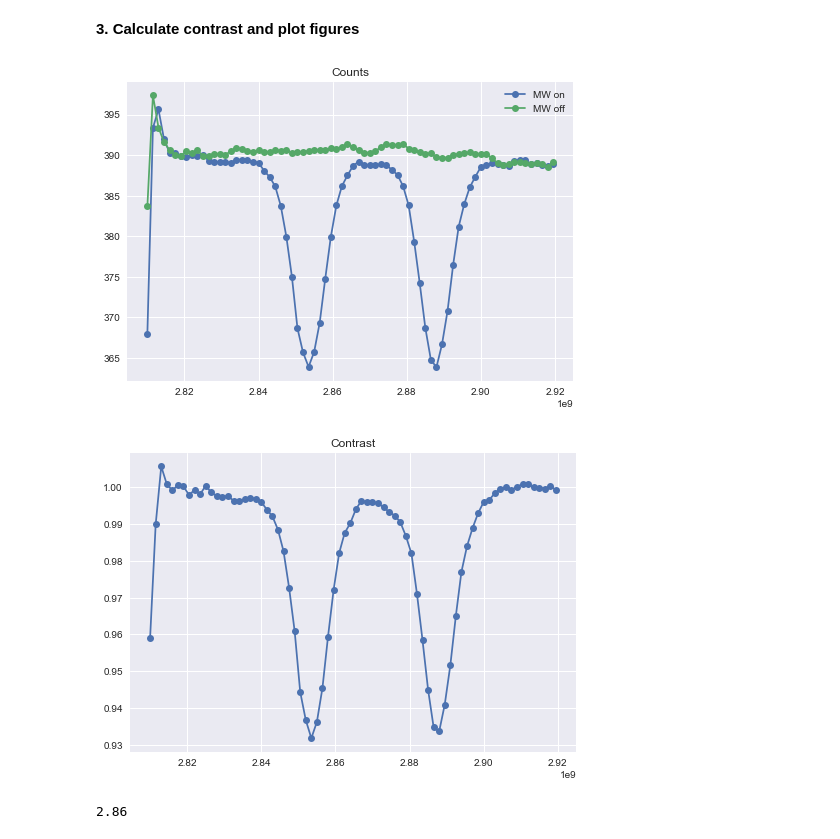
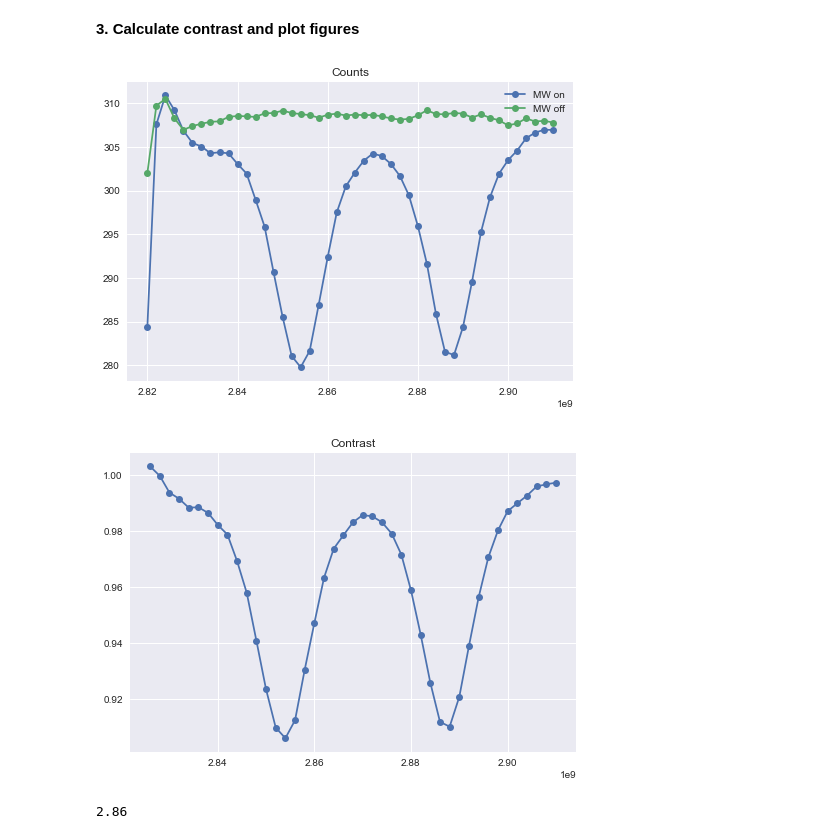
Before and after one commit to Youngcius/odmactor, a Jupyter notebook: project/tutorial/frequency-odmr.ipynb, the cells around one changed output. Saved outputs shown, nothing was run; the diff lists cells and outputs as text; code cells hidden in the pictures.

```diff
--- a/project/tutorial/frequency-odmr.ipynb
+++ b/project/tutorial/frequency-odmr.ipynb
@@ -22,14 +22,14 @@ import time
 t_ns = 1e5
 N = int(1e5 / 4)
 
-freq_start = 2.81 * C.giga
-freq_end = 2.92 * C.giga
-freq_step = 1.5 * C.mega
+freq_start = 2.82 * C.giga
+freq_end = 2.91 * C.giga
+freq_step = 2 * C.mega
 p = 12
 # %% [markdown]
 **2. Construct a Continous-wave Scheduler and run**
 # %%
-scheduler = CWScheduler(with_ref=True, mw_ttl=0)
+scheduler = CWScheduler(with_ref=True, mw_ttl=1)
 scheduler.configure_mw_paras(p)
 scheduler.configure_odmr_seq(t_ns, N)
 scheduler.set_mw_freqs(freq_start, freq_end, freq_step)
@@ -69,19 +69,19 @@ contrast = [sig / ref for sig, ref in zip(res_on_off[1], res_on_off[2])]
 # %%
 plt.style.use('seaborn')
 
-plt.plot(res_on_off[0], res_on_off[1], 'o-', label='MW on')
-plt.plot(res_on_off[0], res_on_off[2], 'o-', label='MW off')
+plt.plot(res_on_off[0][0:], res_on_off[1][0:], 'o-', label='MW on')
+plt.plot(res_on_off[0][0:], res_on_off[2][0:], 'o-', label='MW off')
 plt.legend()
 plt.title('Counts')
 plt.show()
 # %% [output]
-[figure, old version]
+[figure, new version]
 # %%
-plt.plot(res_on_off[0], contrast, 'o-')
+plt.plot(res_on_off[0][3:], contrast[3:], 'o-')
 plt.title('Contrast')
 plt.show()
 # %% [output]
-[figure, old version]
+[figure, new version]
 # %%
 # %% [output]
 2.86
```
Also changed, not shown: parts of 6 cells of this notebook, 1 other file.
